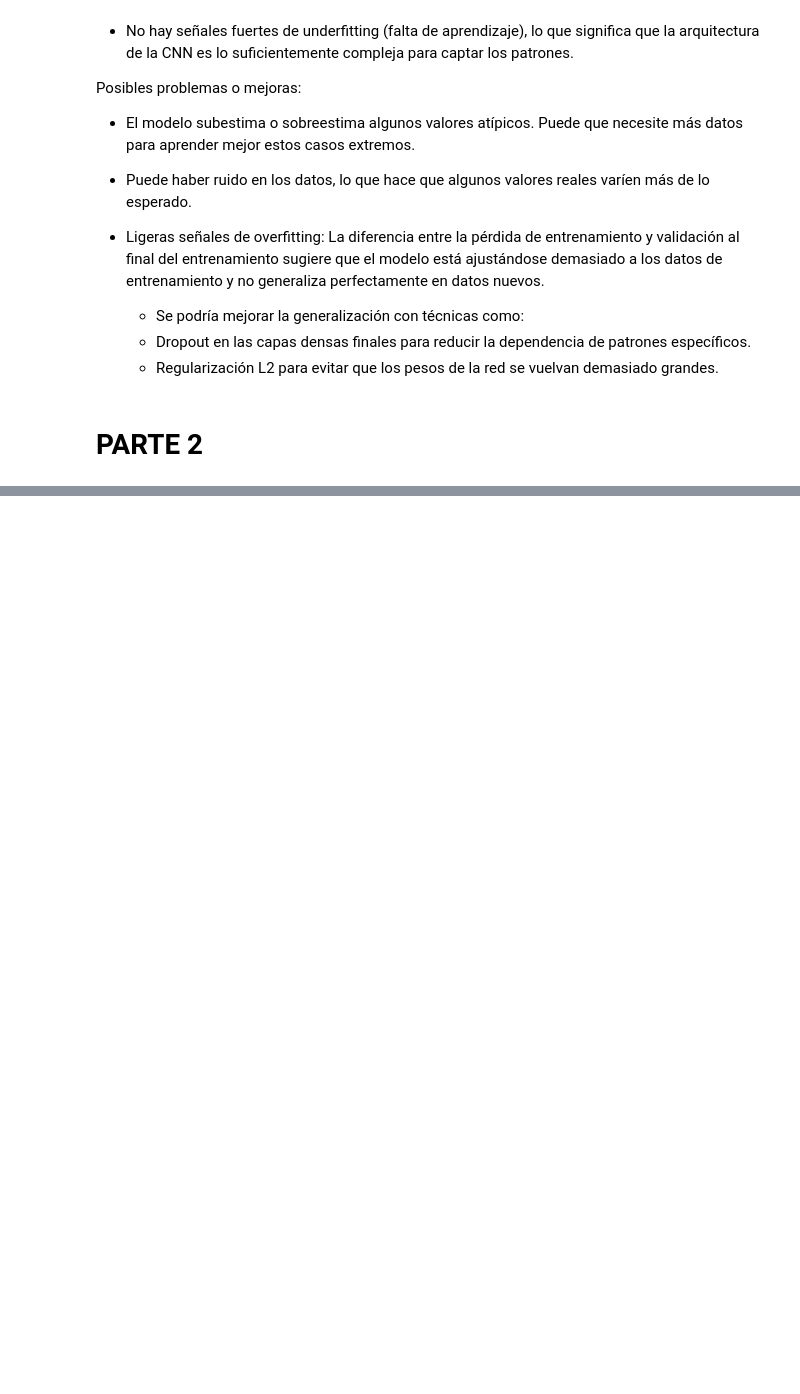
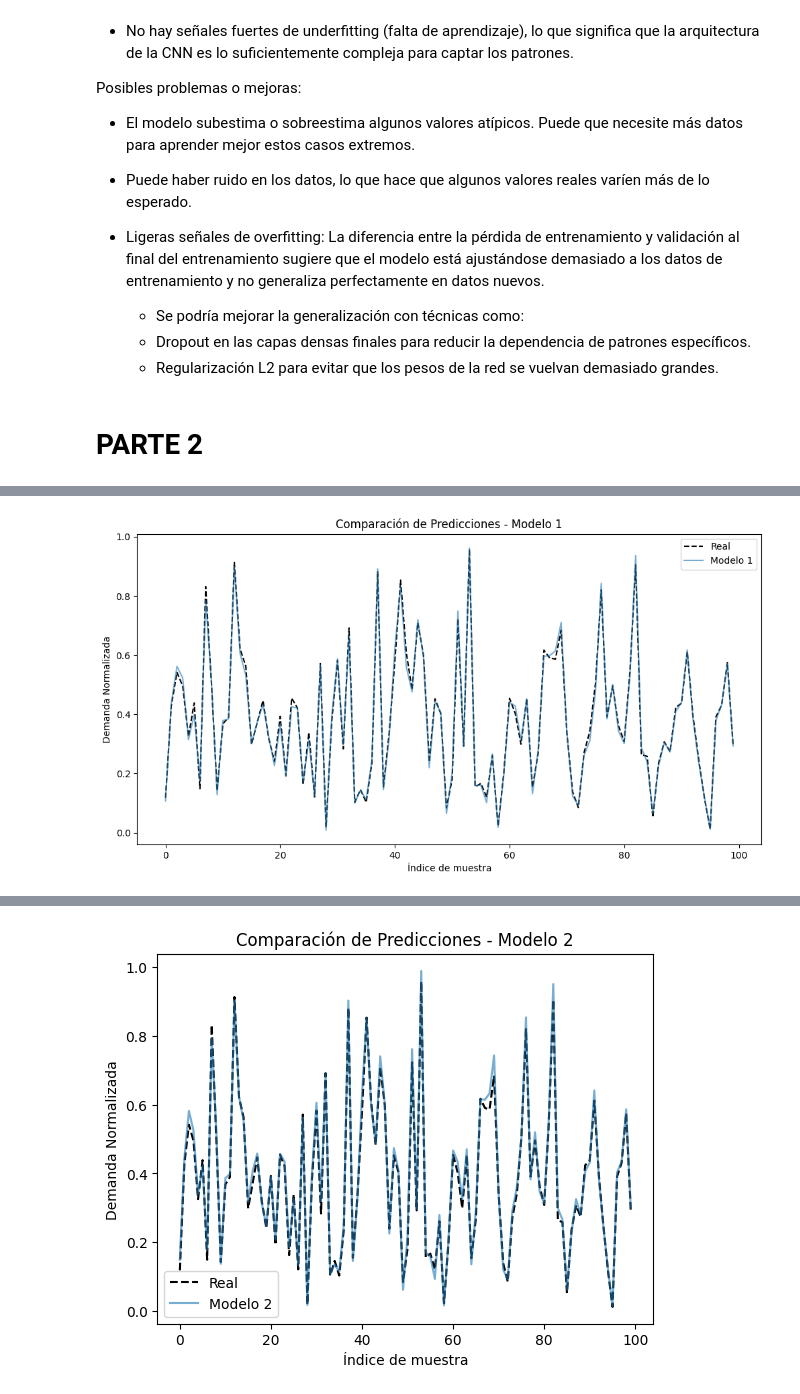
Before and after one commit to MPST-2025-I/tarea-4-ejercicio-cnn-tarea-4-9, a Jupyter notebook: CNN.ipynb, the cells around one changed output, grey strips where cells are left out. Cells and saved outputs as stored; diff of their text form; code cells hidden in the pictures; blank space fills up the shorter version.

```diff
--- a/CNN.ipynb
+++ b/CNN.ipynb
@@ -136,0 +175,12 @@ Posibles problemas o mejoras:
+# %%
+# 📌 **Modelo 1: CNN Simple**
+model_1 = Sequential([
+    Conv1D(filters=64, kernel_size=2, activation='relu', input_shape=(n_steps, 1)),
+    MaxPooling1D(pool_size=2),
+    Flatten(),
+    Dense(50, activation='relu'),
+    Dense(1)
+])
+model_1.compile(optimizer='adam', loss='mse')
+print("📌 Modelo 1 (CNN Simple)")
+model_1.summary()
@@ -136,0 +309,16 @@ Posibles problemas o mejoras:
+# %%
+# 📊 Comparación de predicciones para cada modelo
+models = [model_1, model_2, model_3]
+model_names = ["Modelo 1", "Modelo 2", "Modelo 3"]
+
+plt.figure(figsize=(12, 6))
+for i, model in enumerate(models):
+    y_pred = model.predict(X_test)
+    plt.plot(y_test[:100], label="Real", color="black", linestyle="dashed")
+    plt.plot(y_pred[:100], label=model_names[i], alpha=0.6)
+    plt.title(f"Comparación de Predicciones - {model_names[i]}")
+    plt.xlabel("Índice de muestra")
+    plt.ylabel("Demanda Normalizada")
+    plt.legend()
+    plt.show()
+# %% [output]
@@ -136,0 +327 @@ Posibles problemas o mejoras:
+[figure, added]
@@ -136,0 +329 @@ Posibles problemas o mejoras:
+[figure, added]
```
Also changed, not shown: parts of 24 cells of this notebook, 1 other file.
